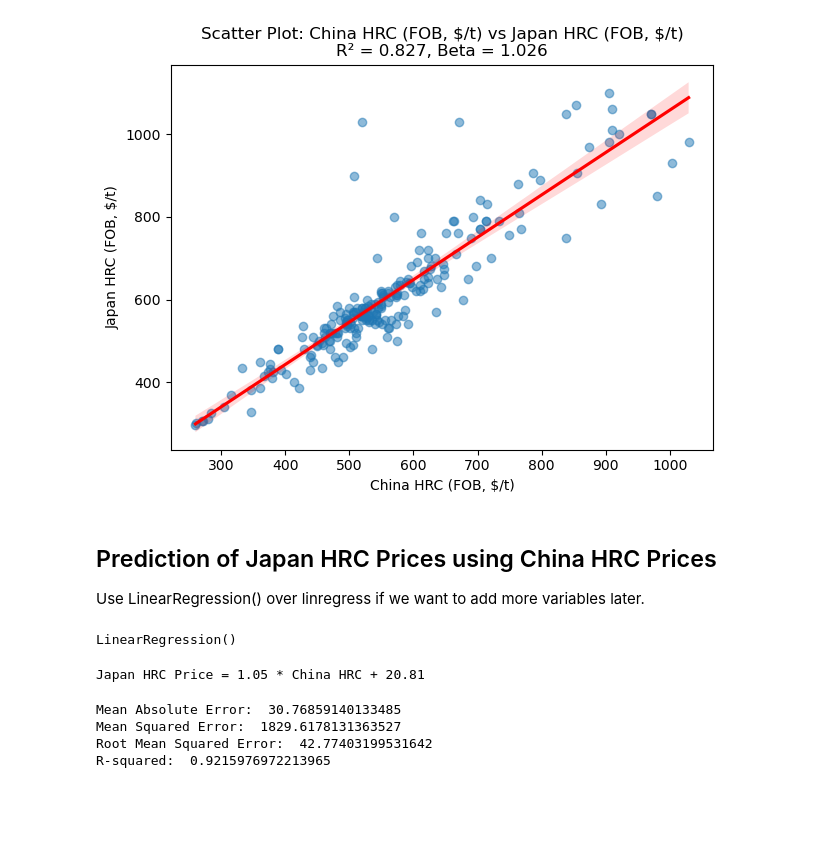
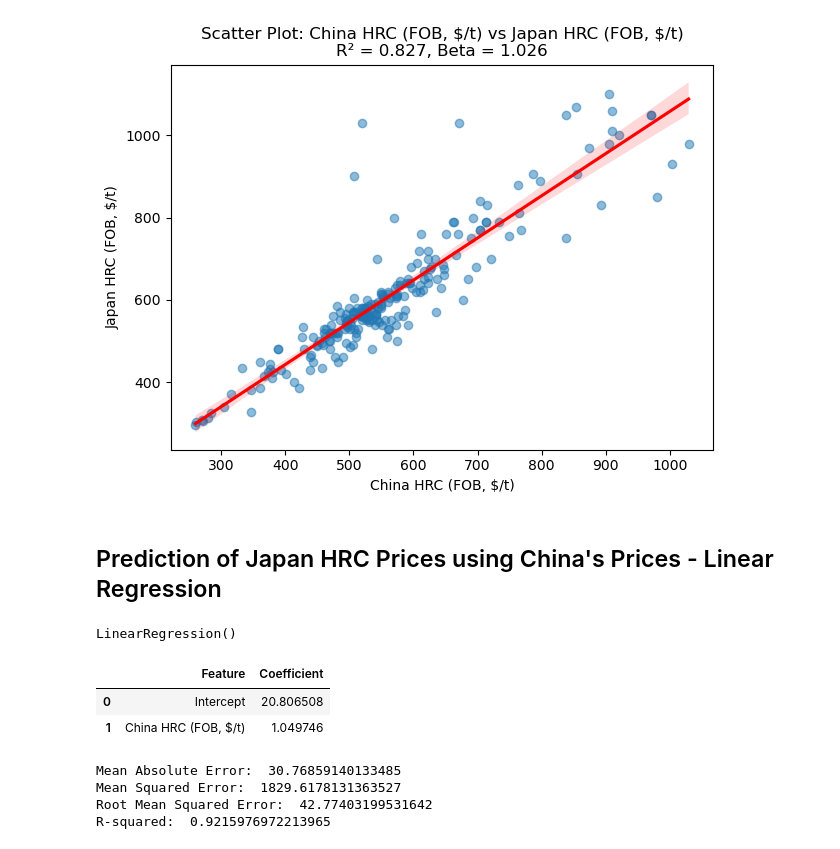
Before and after one commit to nguyenhpnguyen/BT4103-Business-Analytics-Capstone-Project, a Jupyter notebook: notebook/05_hrc_price_Japan_prediction.ipynb, the cells around one changed output. Cells and saved outputs as stored; diff of their text form; code cells hidden in the pictures; blank space fills up the shorter version.

```diff
--- a/notebook/05_hrc_price_Japan_prediction.ipynb
+++ b/notebook/05_hrc_price_Japan_prediction.ipynb
@@ -93,8 +94,7 @@ plt.show()
 # %%
 hrc_price_CN_JP.to_csv('../data/processed/hrc_price_CN_JP.csv', index=False)
 # %% [markdown]
-## Prediction of Japan HRC Prices using China HRC Prices
-Use LinearRegression() over linregress if we want to add more variables later.
+## Prediction of Japan HRC Prices using China's Prices - Linear Regression
 # %%
 # Prepare X and y columns
 X = temp_df[["China HRC (FOB, $/t)"]]
@@ -111,11 +111,20 @@ LinearRegression()
 # %%
 # Model predictions
 y_pred = model.predict(X_test)
-
-# Regression Equation
-print(f"Japan HRC Price = {model.coef_[0]:.2f} * China HRC + {model.intercept_:.2f}")
-# %% [output]
-Japan HRC Price = 1.05 * China HRC + 20.81
+# %%
+# Get feature names and coefficients
+feature_names = ["Intercept"] + list(X.columns)
+intercept_linear_reg = model.intercept_
+coef_linear_reg = model.coef_
+
+coefficients_linear_reg = [intercept_linear_reg] + list(coef_linear_reg)
+
+# Display results
+pd.DataFrame({"Feature": feature_names, "Coefficient": coefficients_linear_reg})
+# %% [output]
+|  | Feature | Coefficient |
+| 0 | Intercept | 20.806508 |
+| 1 | China HRC (FOB, $/t) | 1.049746 |
 # %%
 # Error metrics
 mae = mean_absolute_error(y_test, y_pred)
```
Also changed, not shown: parts of 8 cells of this notebook.
